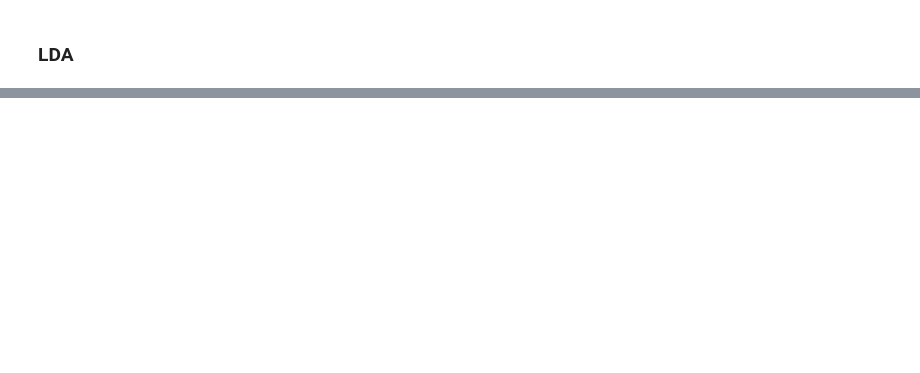
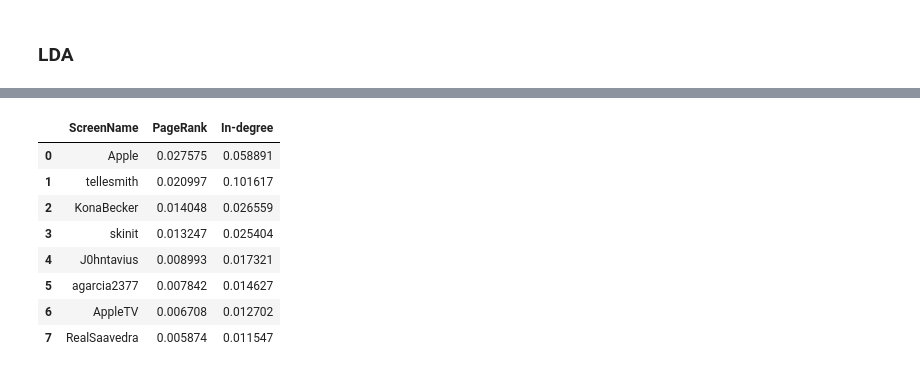
Before and after one commit to JingyiWang3/AD-Targeting-for-Apple-Products-on-Twitter, a Jupyter notebook: data_processing/main.ipynb, the cells around one changed output, grey strips where cells are left out. Saved outputs shown, nothing was run; the diff lists cells and outputs as text; code cells hidden in the pictures; blank space fills up the shorter version.

```diff
--- a/data_processing/main.ipynb
+++ b/data_processing/main.ipynb
@@ -106,0 +167,12 @@ writeToJSONFile('./','iPad_aff',mydict)
+# %%
+get_influencer(Watch_df)
+# %% [output]
+|  | ScreenName | PageRank | In-degree |
+| 0 | Apple | 0.027575 | 0.058891 |
+| 1 | tellesmith | 0.020997 | 0.101617 |
+| 2 | KonaBecker | 0.014048 | 0.026559 |
+| 3 | skinit | 0.013247 | 0.025404 |
+| 4 | J0hntavius | 0.008993 | 0.017321 |
+| 5 | agarcia2377 | 0.007842 | 0.014627 |
+| 6 | AppleTV | 0.006708 | 0.012702 |
+| 7 | RealSaavedra | 0.005874 | 0.011547 |
```
Also changed, not shown: parts of 30 cells of this notebook, 33 other files.
